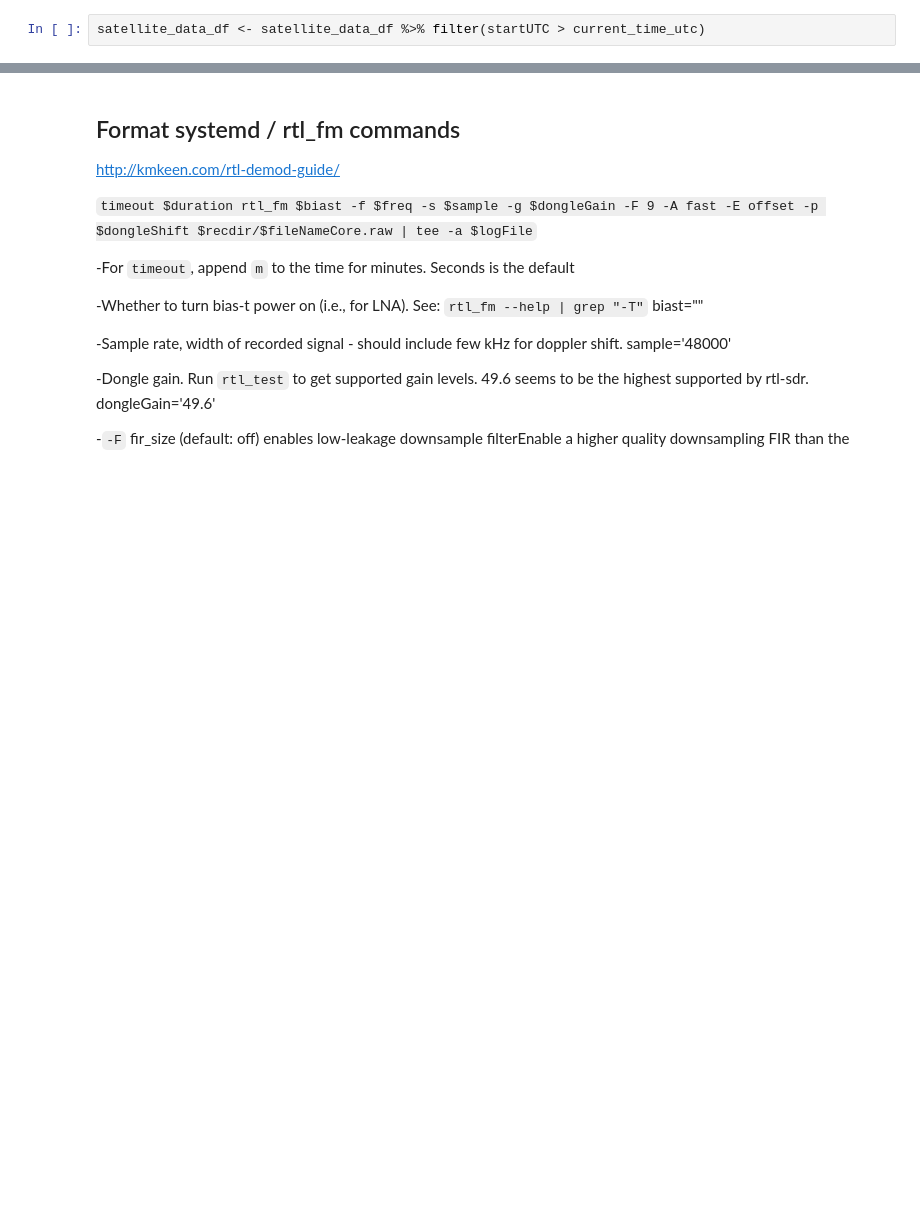
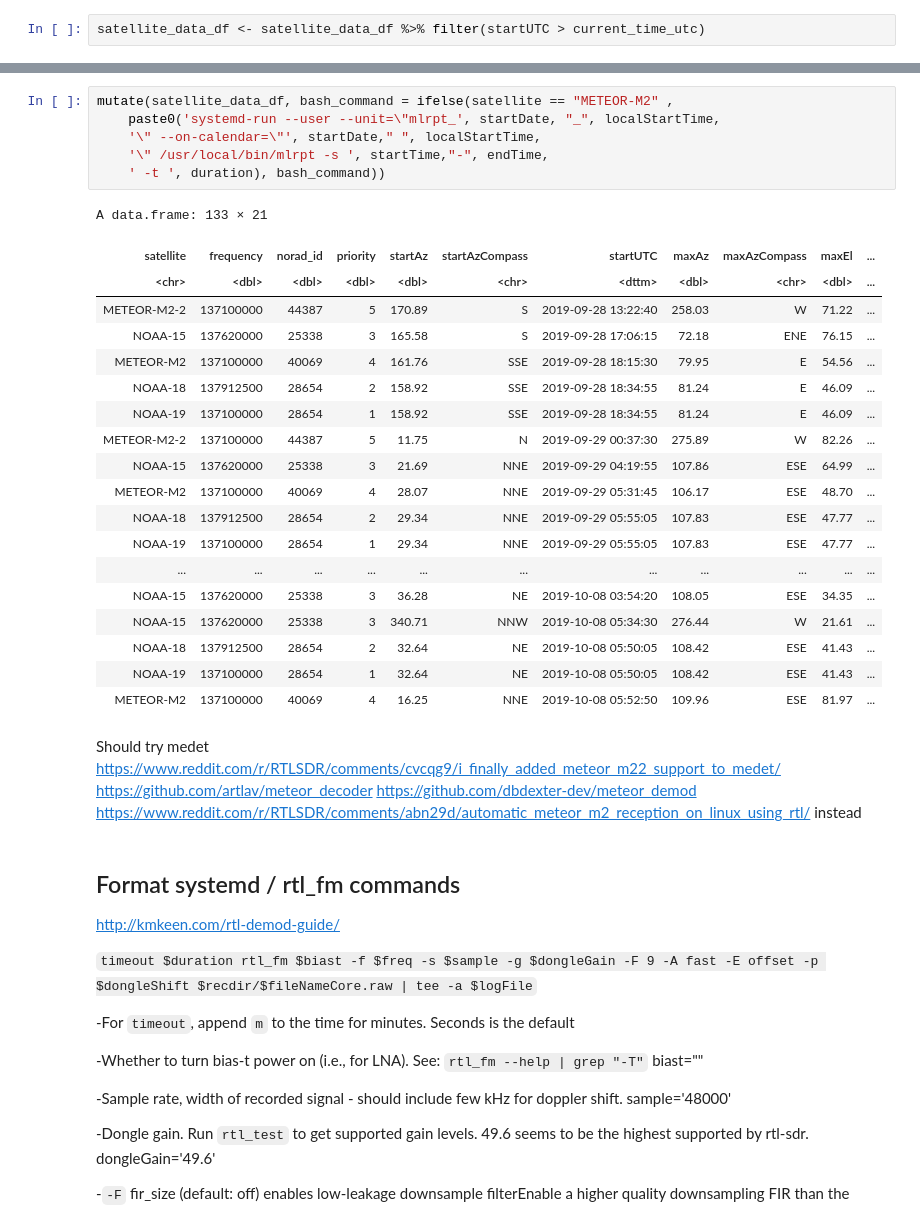
Before and after one commit to pgcudahy/mlrpt-runner, a Jupyter notebook: Schedule_recordings.ipynb, the cells around one changed output, grey strips where cells are left out. Saved outputs shown, nothing was run; the diff lists cells and outputs as text; blank space fills up the shorter version.

```diff
--- a/Schedule_recordings.ipynb
+++ b/Schedule_recordings.ipynb
@@ -98,3 +169,31 @@ paste0('systemd-run --user --unit=\"mlrpt_', satellite_data_df$startDate, "_", s
+# %%
+mutate(satellite_data_df, bash_command = ifelse(satellite == "METEOR-M2" ,
+    paste0('systemd-run --user --unit=\"mlrpt_', startDate, "_", localStartTime,
+    '\" --on-calendar=\"', startDate," ", localStartTime,
+    '\" /usr/local/bin/mlrpt -s ', startTime,"-", endTime,
+    ' -t ', duration), bash_command))
+# %% [output]
+A data.frame: 133 × 21
+| satellite | frequency | norad_id | priority | startAz | startAzCompass | startUTC | maxAz | maxAzCompass | maxEl | ... |
+| <chr> | <dbl> | <dbl> | <dbl> | <dbl> | <chr> | <dttm> | <dbl> | <chr> | <dbl> | ... |
+| METEOR-M2-2 | 137100000 | 44387 | 5 | 170.89 | S | 2019-09-28 13:22:40 | 258.03 | W | 71.22 | ... |
+| NOAA-15 | 137620000 | 25338 | 3 | 165.58 | S | 2019-09-28 17:06:15 | 72.18 | ENE | 76.15 | ... |
+| METEOR-M2 | 137100000 | 40069 | 4 | 161.76 | SSE | 2019-09-28 18:15:30 | 79.95 | E | 54.56 | ... |
+| NOAA-18 | 137912500 | 28654 | 2 | 158.92 | SSE | 2019-09-28 18:34:55 | 81.24 | E | 46.09 | ... |
+| NOAA-19 | 137100000 | 28654 | 1 | 158.92 | SSE | 2019-09-28 18:34:55 | 81.24 | E | 46.09 | ... |
+| METEOR-M2-2 | 137100000 | 44387 | 5 | 11.75 | N | 2019-09-29 00:37:30 | 275.89 | W | 82.26 | ... |
+| NOAA-15 | 137620000 | 25338 | 3 | 21.69 | NNE | 2019-09-29 04:19:55 | 107.86 | ESE | 64.99 | ... |
+| METEOR-M2 | 137100000 | 40069 | 4 | 28.07 | NNE | 2019-09-29 05:31:45 | 106.17 | ESE | 48.70 | ... |
+| NOAA-18 | 137912500 | 28654 | 2 | 29.34 | NNE | 2019-09-29 05:55:05 | 107.83 | ESE | 47.77 | ... |
+| NOAA-19 | 137100000 | 28654 | 1 | 29.34 | NNE | 2019-09-29 05:55:05 | 107.83 | ESE | 47.77 | ... |
+| ... | ... | ... | ... | ... | ... | ... | ... | ... | ... | ... |
+| NOAA-15 | 137620000 | 25338 | 3 | 36.28 | NE | 2019-10-08 03:54:20 | 108.05 | ESE | 34.35 | ... |
+| NOAA-15 | 137620000 | 25338 | 3 | 340.71 | NNW | 2019-10-08 05:34:30 | 276.44 | W | 21.61 | ... |
+| NOAA-18 | 137912500 | 28654 | 2 | 32.64 | NE | 2019-10-08 05:50:05 | 108.42 | ESE | 41.43 | ... |
+| NOAA-19 | 137100000 | 28654 | 1 | 32.64 | NE | 2019-10-08 05:50:05 | 108.42 | ESE | 41.43 | ... |
+| METEOR-M2 | 137100000 | 40069 | 4 | 16.25 | NNE | 2019-10-08 05:52:50 | 109.96 | ESE | 81.97 | ... |
+# %% [markdown]
+Should try medet https://www.reddit.com/r/RTLSDR/comments/cvcqg9/i_finally_added_meteor_m22_support_to_medet/ https://github.com/artlav/meteor_decoder https://github.com/dbdexter-dev/meteor_demod https://www.reddit.com/r/RTLSDR/comments/abn29d/automatic_meteor_m2_reception_on_linux_using_rtl/  instead
 # %% [markdown]
 ## Format systemd / rtl_fm commands
 
```
Also changed, not shown: parts of 7 cells of this notebook, 2 other files.
